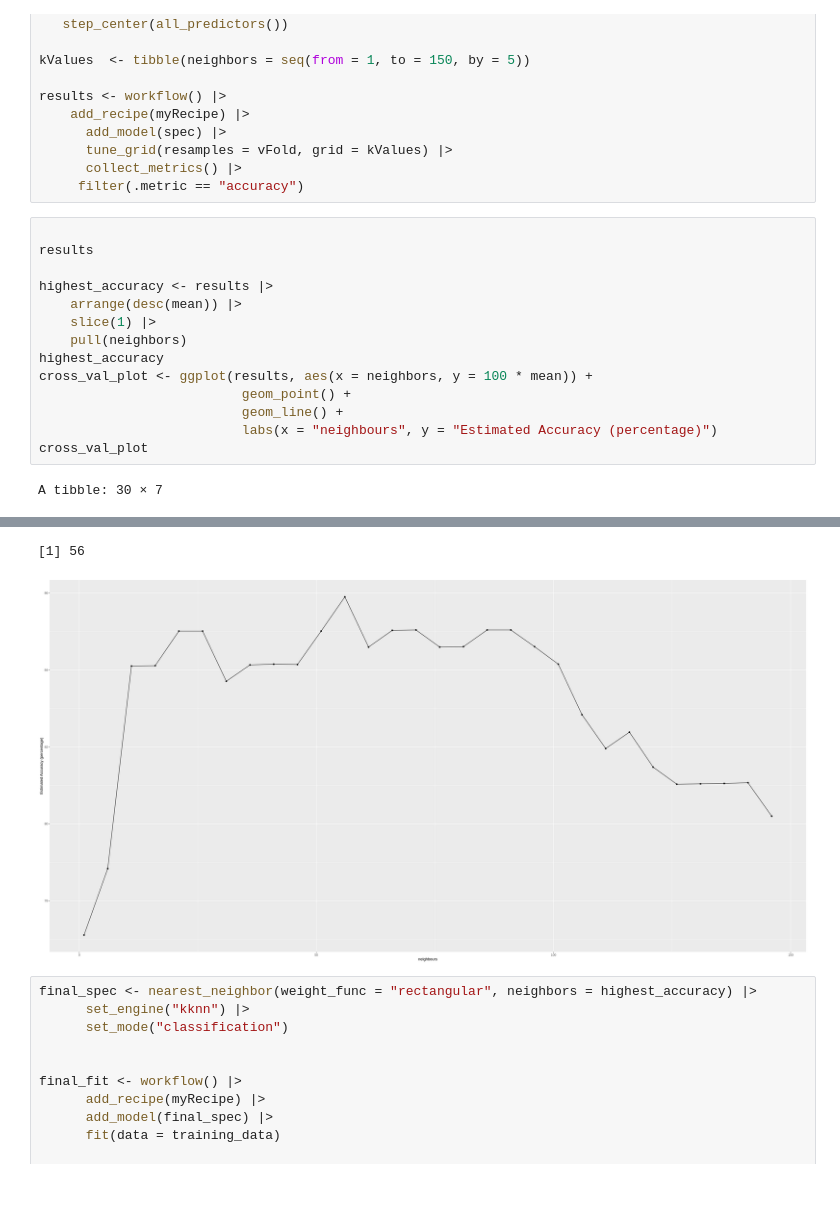
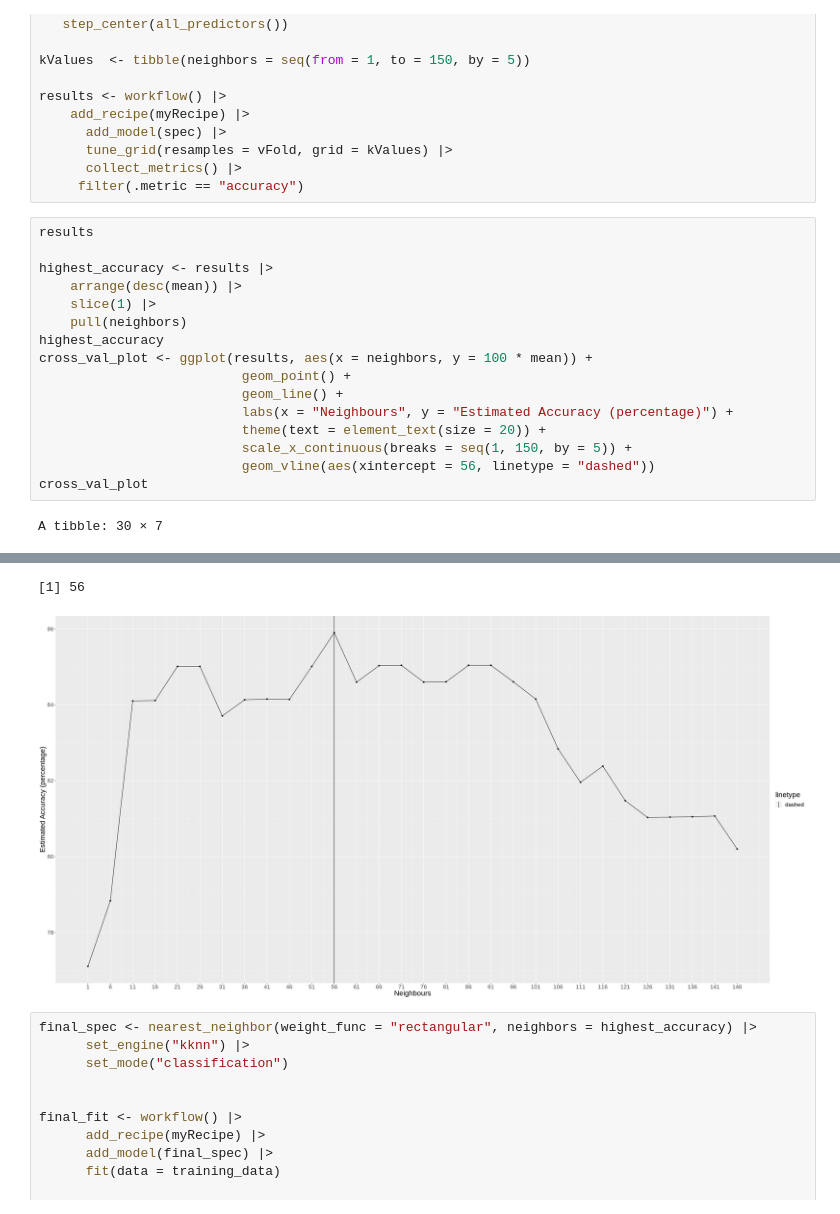
Before and after one commit to devr07/Project-DSCI100, a Jupyter notebook: projectpropsal.ipynb, the cells around one changed output, grey strips where cells are left out. Cells and saved outputs as stored; diff of their text form.

```diff
--- a/projectpropsal.ipynb
+++ b/projectpropsal.ipynb
@@ -494,41 +476,43 @@ results <- workflow() |>
       collect_metrics() |>
      filter(.metric == "accuracy")
 # %%
-
 results
 
 highest_accuracy <- results |>
     arrange(desc(mean)) |>
     slice(1) |>
     pull(neighbors)
 highest_accuracy
 cross_val_plot <- ggplot(results, aes(x = neighbors, y = 100 * mean)) +
                           geom_point() +
                           geom_line() +
-                          labs(x = "neighbours", y = "Estimated Accuracy (percentage)")
+                          labs(x = "Neighbours", y = "Estimated Accuracy (percentage)") +
+                          theme(text = element_text(size = 20)) +
+                          scale_x_continuous(breaks = seq(1, 150, by = 5)) +
+                          geom_vline(aes(xintercept = 56, linetype = "dashed"))
 cross_val_plot
 # %% [output]
 A tibble: 30 × 7
 | neighbors | .metric | .estimator | mean | n | std_err | .config |
 | <dbl> | <chr> | <chr> | <dbl> | <int> | <dbl> | <chr> |
 | 1 | accuracy | binary | 0.7710760 | 5 | 0.04377273 | Preprocessor1_Model01 |
 | 6 | accuracy | binary | 0.7883663 | 5 | 0.02485127 | Preprocessor1_Model02 |
 | 11 | accuracy | binary | 0.8410277 | 5 | 0.01698612 | Preprocessor1_Model03 |
 | 16 | accuracy | binary | 0.8411243 | 5 | 0.01667795 | Preprocessor1_Model04 |
 | 21 | accuracy | binary | 0.8501186 | 5 | 0.01314572 | Preprocessor1_Model05 |
 | 26 | accuracy | binary | 0.8501186 | 5 | 0.02136268 | Preprocessor1_Model06 |
 | 31 | accuracy | binary | 0.8370751 | 5 | 0.01470090 | Preprocessor1_Model07 |
 | 36 | accuracy | binary | 0.8413263 | 5 | 0.01911602 | Preprocessor1_Model08 |
 | ⋮ | ⋮ | ⋮ | ⋮ | ⋮ | ⋮ | ⋮ |
 | 116 | accuracy | binary | 0.8238340 | 5 | 0.02165810 | Preprocessor1_Model24 |
 | 121 | accuracy | binary | 0.8147475 | 5 | 0.02585871 | Preprocessor1_Model25 |
 | 126 | accuracy | binary | 0.8103030 | 5 | 0.02863501 | Preprocessor1_Model26 |
 | 131 | accuracy | binary | 0.8103996 | 5 | 0.02282868 | Preprocessor1_Model27 |
 | 136 | accuracy | binary | 0.8104963 | 5 | 0.01913712 | Preprocessor1_Model28 |
 | 141 | accuracy | binary | 0.8106939 | 5 | 0.01998124 | Preprocessor1_Model29 |
 | 146 | accuracy | binary | 0.8019982 | 5 | 0.01479534 | Preprocessor1_Model30 |
 [1] 56
-[figure, old version]
+[figure, new version]
 # %%
 final_spec <- nearest_neighbor(weight_func = "rectangular", neighbors = highest_accuracy) |>
       set_engine("kknn") |>
```
Also changed, not shown: parts of 5 cells of this notebook.
